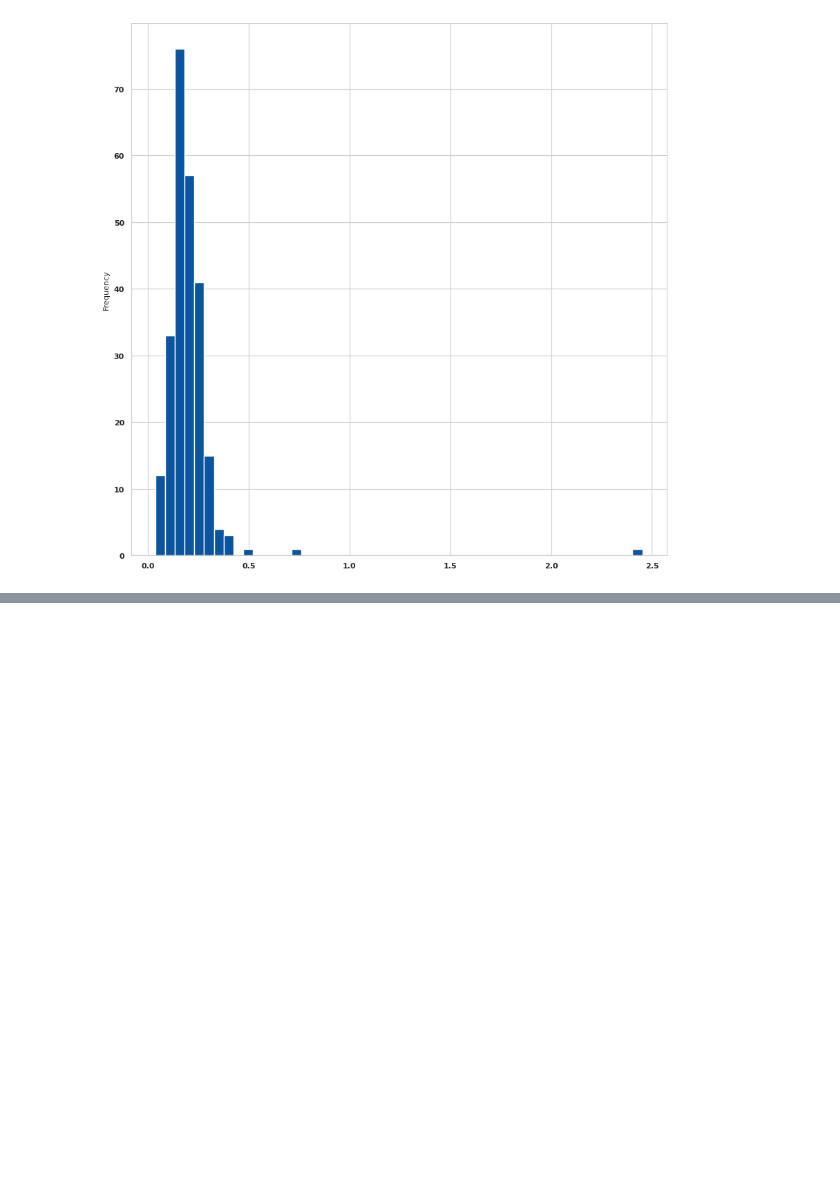
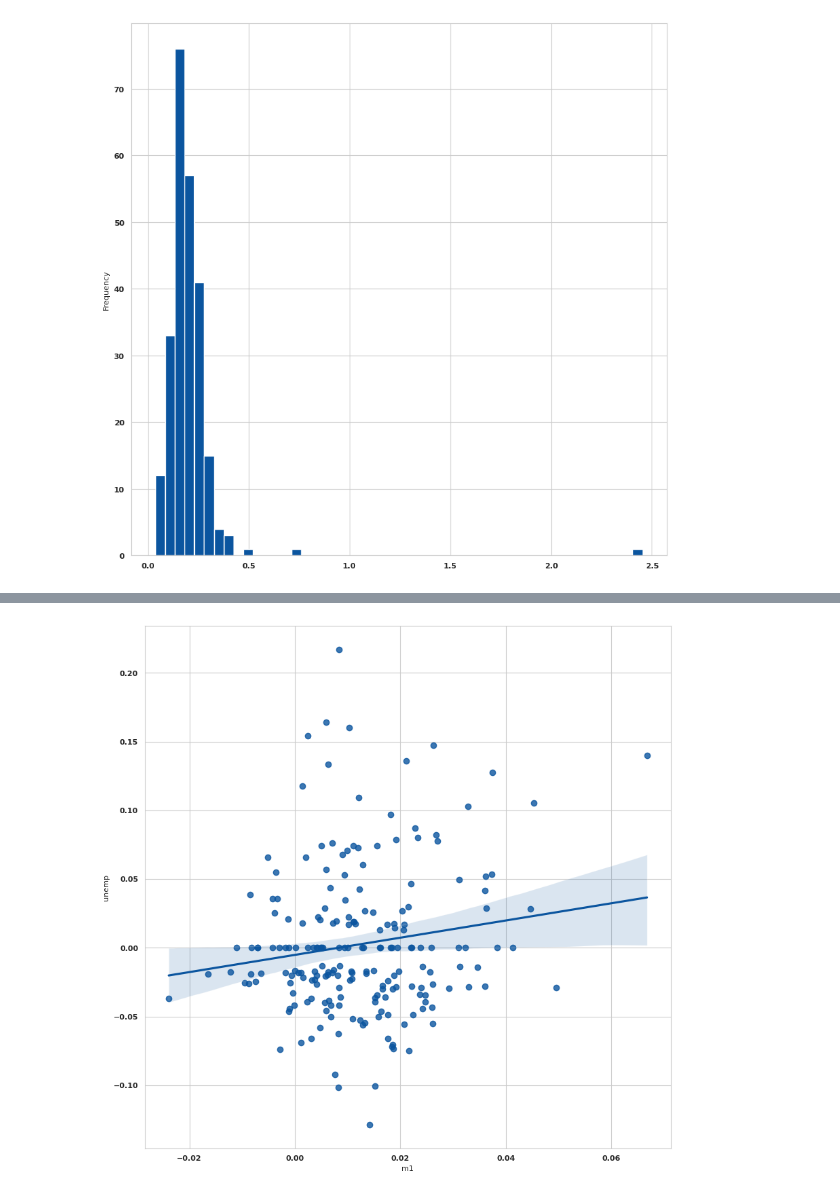
Before and after one commit to JMJarvis1/pydata-book, a Jupyter notebook: Chapter_Notes/Notes_CH9_PlottingAndDataVisualization.ipynb, the cells around one changed output, grey strips where cells are left out. Saved outputs shown, nothing was run; the diff lists cells and outputs as text; code cells hidden in the pictures; blank space fills up the shorter version.

```diff
--- a/Chapter_Notes/Notes_CH9_PlottingAndDataVisualization.ipynb
+++ b/Chapter_Notes/Notes_CH9_PlottingAndDataVisualization.ipynb
@@ -277,0 +268,7 @@ Note: you may need to restart the kernel to use updated packages.
+# %%
+macro = pd.read_csv("../examples/macrodata.csv")
+
+data = macro[["cpi","m1", "tbilrate", "unemp"]]
+
+trans_data = np.log(data).diff().dropna()
+trans_data.tail()
@@ -277,0 +282,4 @@ Note: you may need to restart the kernel to use updated packages.
+# %%
+ax = sns.regplot(x="m1", y="unemp", data=trans_data)
+# %% [output]
+[figure, added]
```
Also changed, not shown: parts of 9 cells of this notebook.
